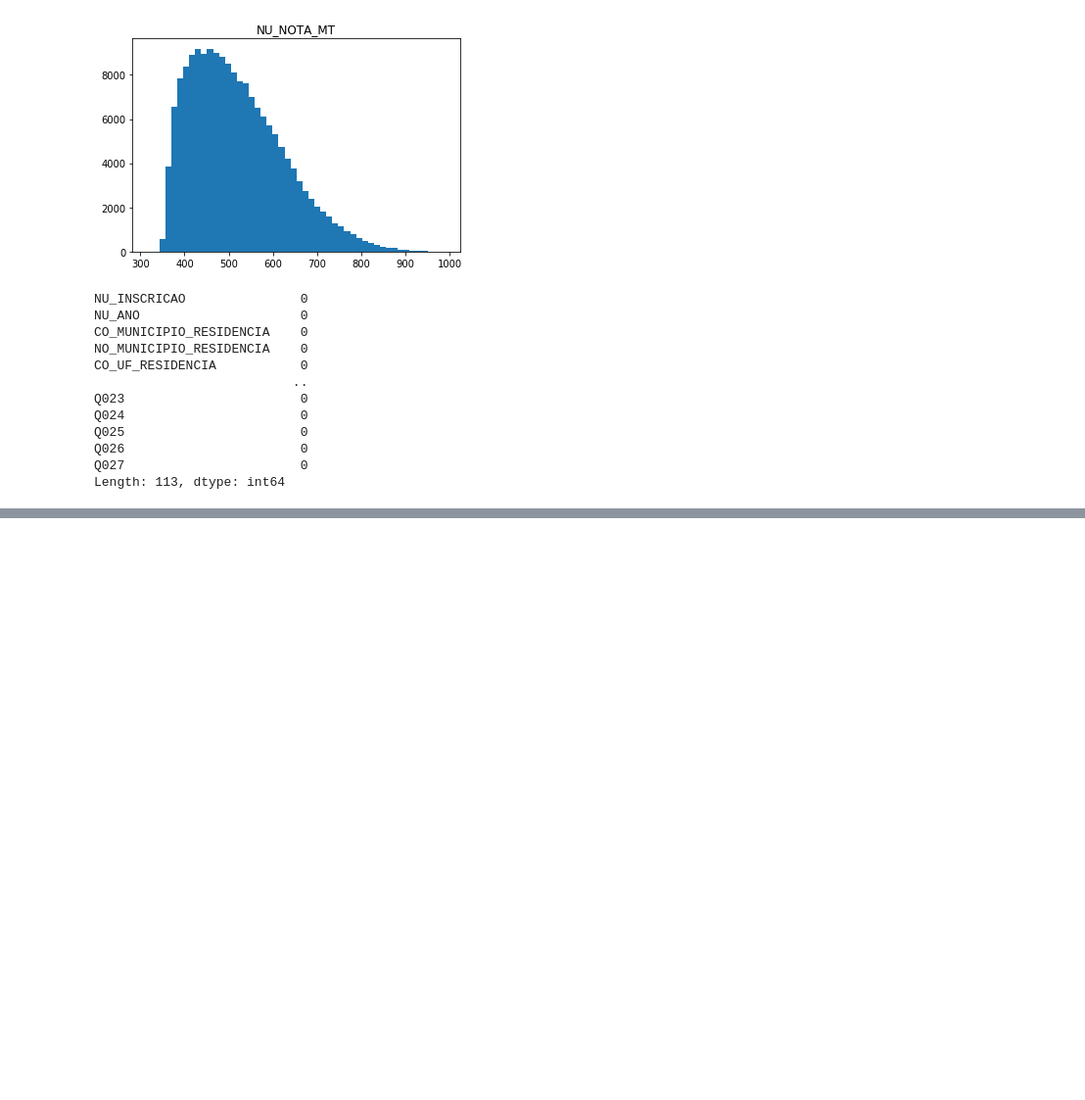
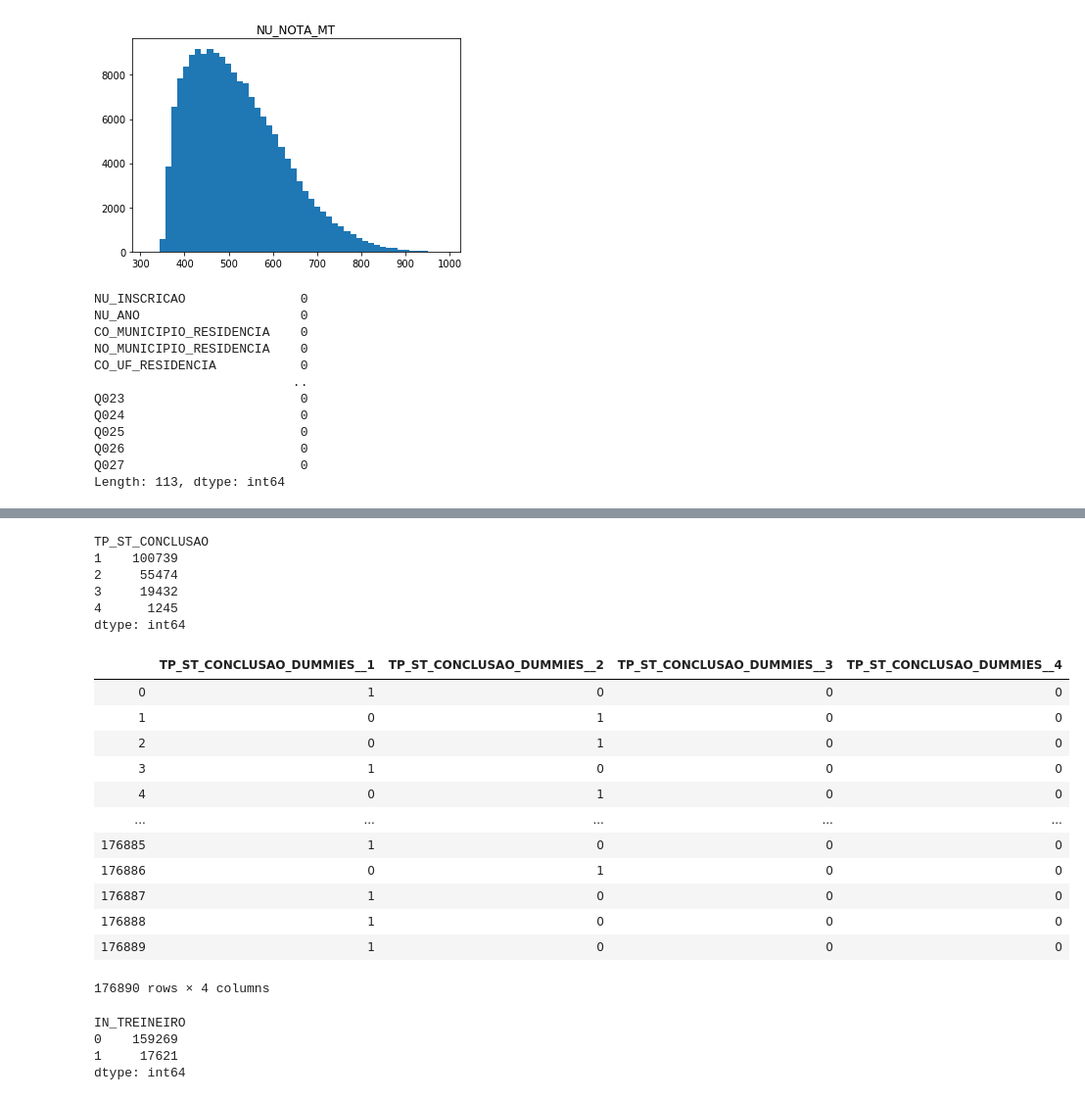
Before and after one commit to jluiz027/ProjetoMachineLearningFIA, a Jupyter notebook: Projeto_FIA/Projeto_FIA_NU_NOTA_LC.ipynb, the cells around one changed output, grey strips where cells are left out. Shown: that part at 98% size. Saved outputs shown, nothing was run; the diff lists cells and outputs as text; code cells hidden in the pictures; blank space fills up the shorter version.

```diff
--- a/Projeto_FIA/Projeto_FIA_NU_NOTA_LC.ipynb
+++ b/Projeto_FIA/Projeto_FIA_NU_NOTA_LC.ipynb
@@ -147,0 +257,34 @@ df[['TP_SIT_FUNC_ESC']] = pd.Series(df['TP_SIT_FUNC_ESC'], dtype="category")
+# %%
+df["CO_MUNICIPIO_NASCIMENTO"].fillna('MISSING', inplace = True)
+df['CO_MUNICIPIO_NASCIMENTO_TARGET_ENCODING'] = get_target_encoding(df, 'CO_MUNICIPIO_NASCIMENTO', 'NU_NOTA_CN_MAIOR_650', 0)
+# %%
+df["SG_UF_NASCIMENTO"].fillna('MISSING', inplace = True)
+df['SG_UF_NASCIMENTO'] = pd.Series(df['SG_UF_NASCIMENTO'], dtype="category")
+SG_UF_NASCIMENTO_DUMMIES = pd.get_dummies(df['SG_UF_NASCIMENTO'], prefix = 'SG_UF_NASCIMENTO_DUMMIES_')
+# %%
+df.groupby('TP_ST_CONCLUSAO').size()
+# %% [output]
+TP_ST_CONCLUSAO
+1    100739
+2     55474
+3     19432
+4      1245
+dtype: int64
+# %%
+df['TP_ST_CONCLUSAO'] = pd.Series(df['TP_ST_CONCLUSAO'], dtype="category")
+TP_ST_CONCLUSAO_DUMMIES = pd.get_dummies(df['TP_ST_CONCLUSAO'], prefix = 'TP_ST_CONCLUSAO_DUMMIES_')
+TP_ST_CONCLUSAO_DUMMIES
+# %% [output]
+|  | TP_ST_CONCLUSAO_DUMMIES__1 | TP_ST_CONCLUSAO_DUMMIES__2 | TP_ST_CONCLUSAO_DUMMIES__3 | TP_ST_CONCLUSAO_DUMMIES__4 |
+| 0 | 1 | 0 | 0 | 0 |
+| 1 | 0 | 1 | 0 | 0 |
+| 2 | 0 | 1 | 0 | 0 |
+| 3 | 1 | 0 | 0 | 0 |
+| 4 | 0 | 1 | 0 | 0 |
+| ... | ... | ... | ... | ... |
+| 176885 | 1 | 0 | 0 | 0 |
+| 176886 | 0 | 1 | 0 | 0 |
+| 176887 | 1 | 0 | 0 | 0 |
+| 176888 | 1 | 0 | 0 | 0 |
+| 176889 | 1 | 0 | 0 | 0 |
+176890 rows × 4 columns
@@ -147,0 +301,7 @@ df[['TP_SIT_FUNC_ESC']] = pd.Series(df['TP_SIT_FUNC_ESC'], dtype="category")
+# %%
+df.groupby('IN_TREINEIRO').size()
+# %% [output]
+IN_TREINEIRO
+0    159269
+1     17621
+dtype: int64
```
Also changed, not shown: parts of 166 cells of this notebook, 2 other files.
